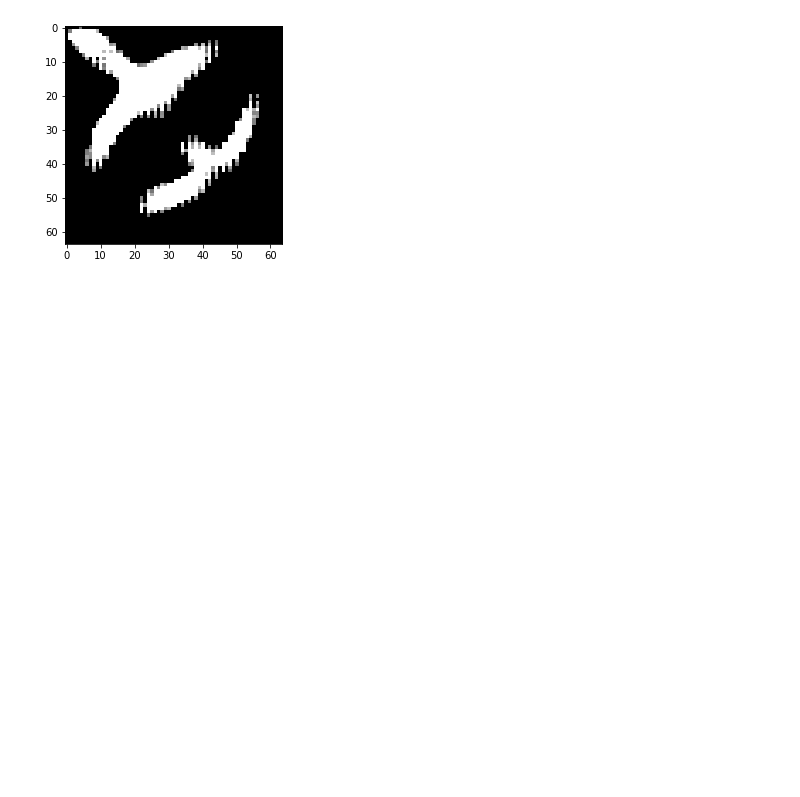
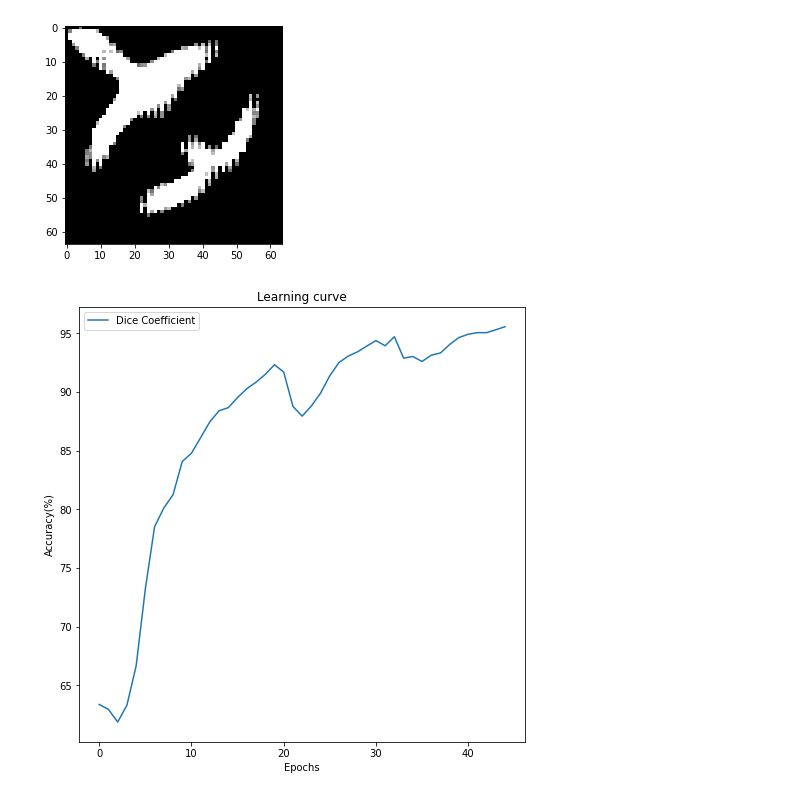
Before and after one commit to labis7/UNET-Using-Numpy, a Jupyter notebook: U-Net - Numpy.ipynb, the cells around one changed output. Drawn from its saved outputs; the diff is of its cells as text; code cells hidden in the pictures; blank space fills up the shorter version.

```diff
--- a/U-Net - Numpy.ipynb
+++ b/U-Net - Numpy.ipynb
@@ -932,6 +932,8 @@ def train(X, Y, epochs, learning_rate, dropout, GN):
 
     #filter shape : (num_filters,input channels, f_h, f_w)
     #image shape: (channels, height, width)
+
+    accuracy_history=[]
 
     v_adam =  [] #filter1,filter2
     s_adam =  []
@@ -1439,6 +1441,7 @@ def train(X, Y, epochs, learning_rate, dropout, GN):
         #END OF LOOP - EPOCH
         #timestamp2 = time.time()
         #print ("This took %.2f seconds" %(timestamp2 - timestamp1))
+        accuracy_history.append((accuracy*100)/(X.shape[0]))
         if(batch == 1):
             print("Epoch: {:5d}   -   cost: {:.2f}   -   Accuracy: {:.2f}%".format(e+1, cost/(c+1), (accuracy*100)/(X.shape[0])))
         else:
@@ -1448,7 +1451,7 @@ def train(X, Y, epochs, learning_rate, dropout, GN):
     #pack filters
     #params_values = [filters, bias, f_dc, out_fb]
     fp.close()
-    return parameters
+    return parameters,accuracy_history
 # %%
 ###### Training ######
 #train_images, train_labels, test_images, test_labels
@@ -1514,5 +1516,17 @@ Validate(test_images[1:2,:,:,:], test_labels[1:2,:,:,:], params, 1) #GN
 Calculating Forward step . . .
 Cost: 0.29   -   Accuracy: 75.01%
 [figure]
+# %%
+plt.figure(figsize=(8, 8))
+plt.title("Learning curve")
+plt.plot(accuracy_history[:45], label="Dice Coefficient")
+#plt.plot(accuracy_history2, label="Pixel-Wise CE")
+#plt.plot(results.history["val_loss"], label="val_loss")
+#plt.plot( np.argmin(results.history["val_loss"]), np.min(results.history["val_loss"]), marker="x", color="r", label="best model")
+plt.xlabel("Epochs")
+plt.ylabel("Accuracy(%)")
+plt.legend();
+# %% [output]
+[figure, added]
 # %%
 import pickle
```
Also changed, not shown: parts of 10 cells of this notebook, 2 other files.
